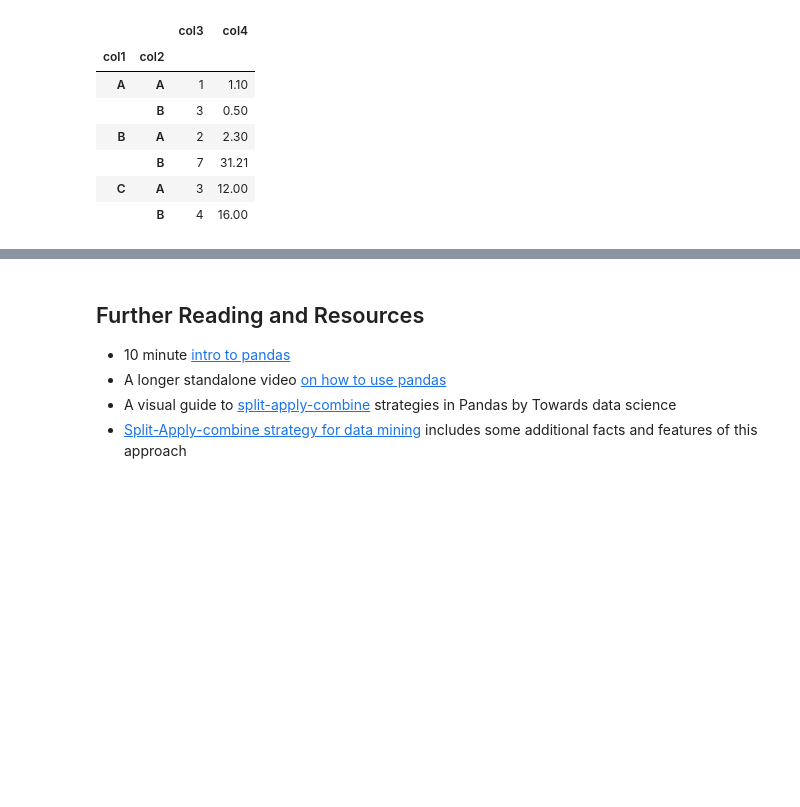
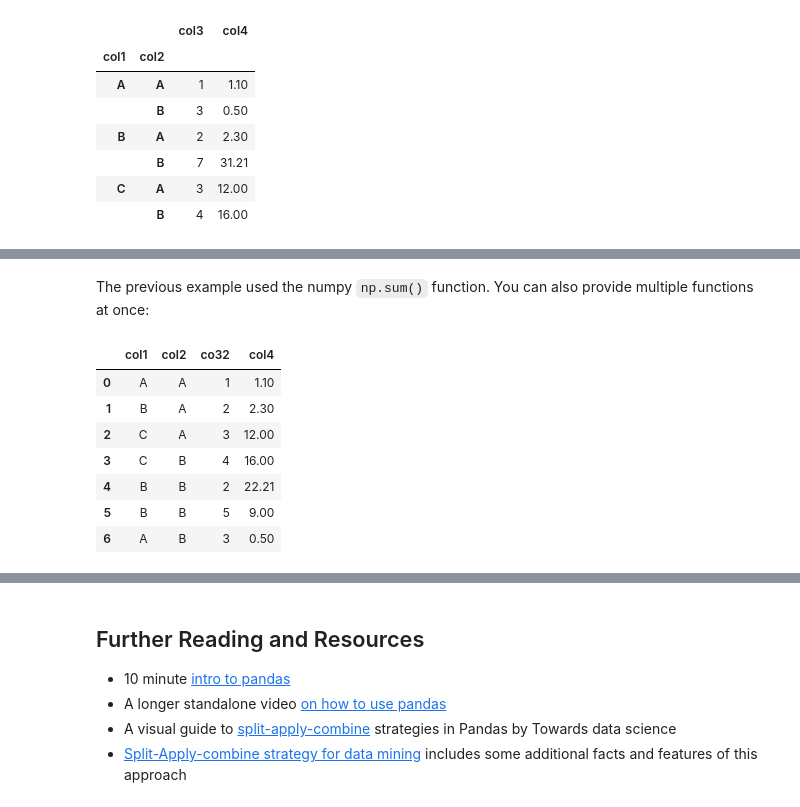
Before and after one commit to gureckis/nyu_lab_in_cognition, a Jupyter notebook: book/chapters/05/00-data.ipynb, the cells around one changed output, grey strips where cells are left out. Saved outputs shown, nothing was run; the diff lists cells and outputs as text; code cells hidden in the pictures; blank space fills up the shorter version.

```diff
--- a/book/chapters/05/00-data.ipynb
+++ b/book/chapters/05/00-data.ipynb
@@ -1501,0 +1610,13 @@ First we will load a simple 'tidy' dataset from a .csv file that I hand crafted
+# %% [markdown]
+The previous example used the numpy `np.sum()` function.  You can also provide multiple functions at once:
+# %%
+sac_df
+# %% [output]
+|  | col1 | col2 | co32 | col4 |
+| 0 | A | A | 1 | 1.10 |
+| 1 | B | A | 2 | 2.30 |
+| 2 | C | A | 3 | 12.00 |
+| 3 | C | B | 4 | 16.00 |
+| 4 | B | B | 2 | 22.21 |
+| 5 | B | B | 5 | 9.00 |
+| 6 | A | B | 3 | 0.50 |
```
Also changed, not shown: parts of 41 cells of this notebook.
